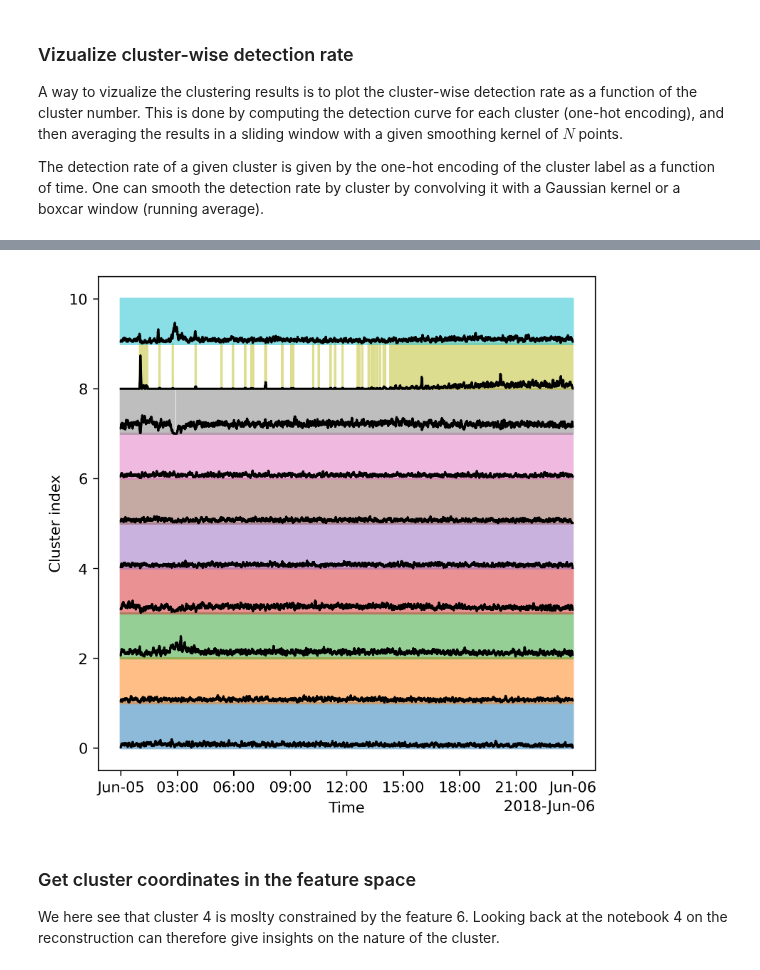
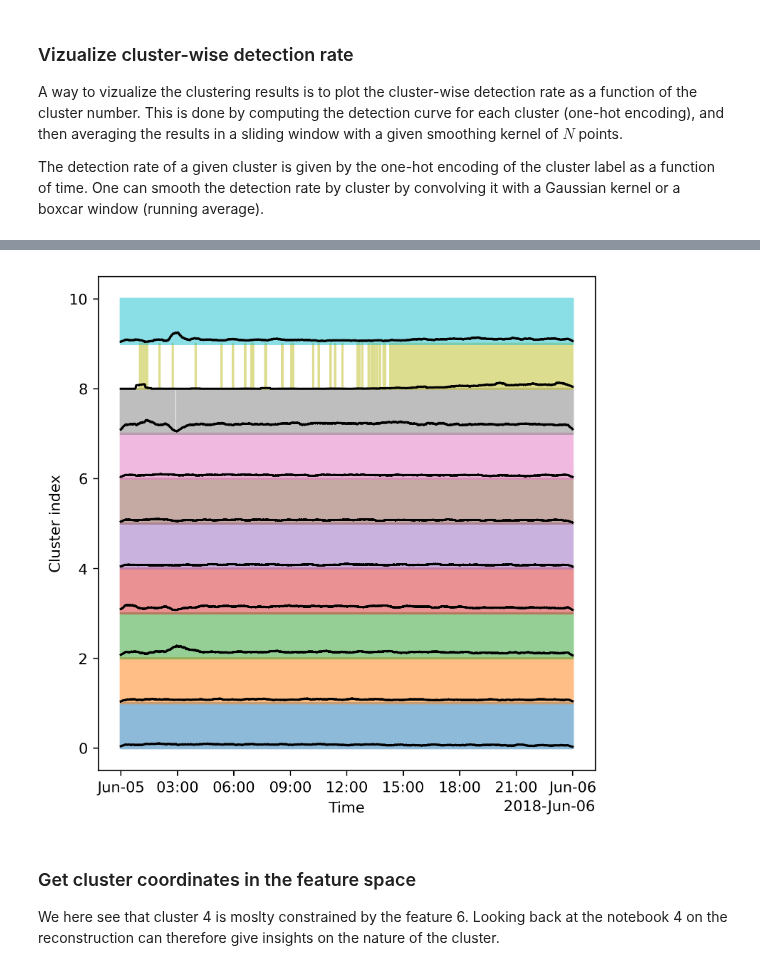
Before and after one commit to tbartholomaus/scatseisnet, a Jupyter notebook: GL_example/5_clustering.ipynb, the cells around one changed output, grey strips where cells are left out. Drawn from its saved outputs; the diff is of its cells as text; code cells hidden in the pictures.

Commit message:
Change smoothing kernel to time, not Nsegments

```diff
--- a/GL_example/5_clustering.ipynb
+++ b/GL_example/5_clustering.ipynb
@@ -75,31 +85,33 @@ cluster by convolving it with a Gaussian kernel or a boxcar window (running aver
 # %%
-SMOOTH_KERNEL = 180
+SMOOTH_TIME = 60 * 30 # s ; amount of time over which to smooth the cluster-wise detection rate
+SMOOTH_KERNEL = int(SMOOTH_TIME / seg_duration * 2 - 1) # Assume that the segments have 50% overlap
+# SMOOTH_KERNEL = 180
 
 # Convert predictions to one-hot encoding
 one_hot = np.zeros((len(times[:-1]), N_CLUSTERS + 1))
 one_hot[np.arange(len(times[:-1])), predictions] = 1
 
 # Plot the results
 fig, ax = plt.subplots(dpi=300, figsize=(6, 6))
 
 # Plot each cluster as a separate line
 for i in range(N_CLUSTERS):
 
     # Obtain the detection rate by convolving with a boxcar kernel
     detection_rate = np.convolve(one_hot[:, i], np.ones(SMOOTH_KERNEL), mode="same") / SMOOTH_KERNEL
 
     # Plot the detection rate
     ax.plot(times[:-1], one_hot[:, i] + i, alpha=0.5)
     ax.plot(times[:-1], detection_rate + i, color="black")
 
 # Labels
 ax.set_xlabel("Time")
 ax.set_ylabel("Cluster index")
 
-plt.savefig('cluster_ts_{}c_{}s_{}'.format(N_CLUSTERS, seg_duration, np.datetime64('today')))
+plt.savefig('cluster_ts_{}c_{}s_smth{}_{}'.format(N_CLUSTERS, seg_duration, SMOOTH_TIME, np.datetime64('today')))
 plt.show()
 # %% [output]
-[figure, old version]
+[figure, new version]
 # %% [markdown]
 ### Get cluster coordinates in the feature space
 
```
Also changed, not shown: parts of 1 cell of this notebook, 1 other file.
